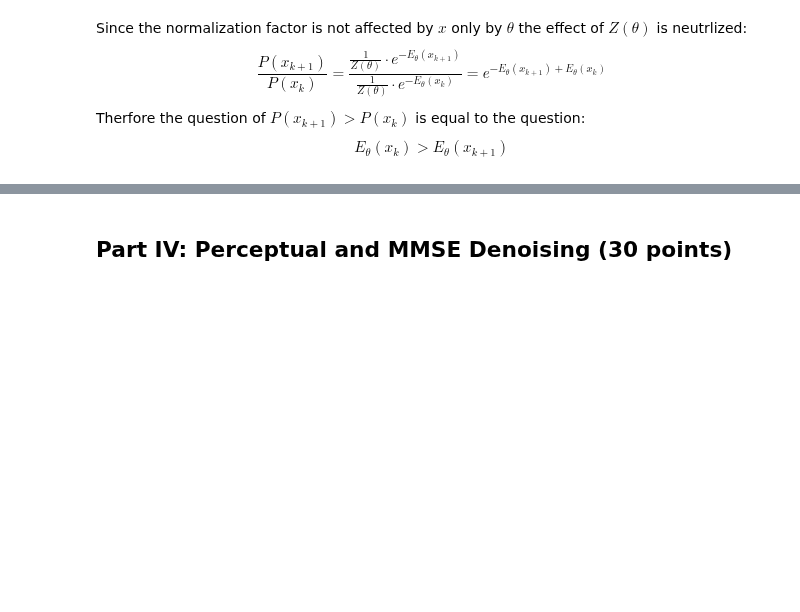
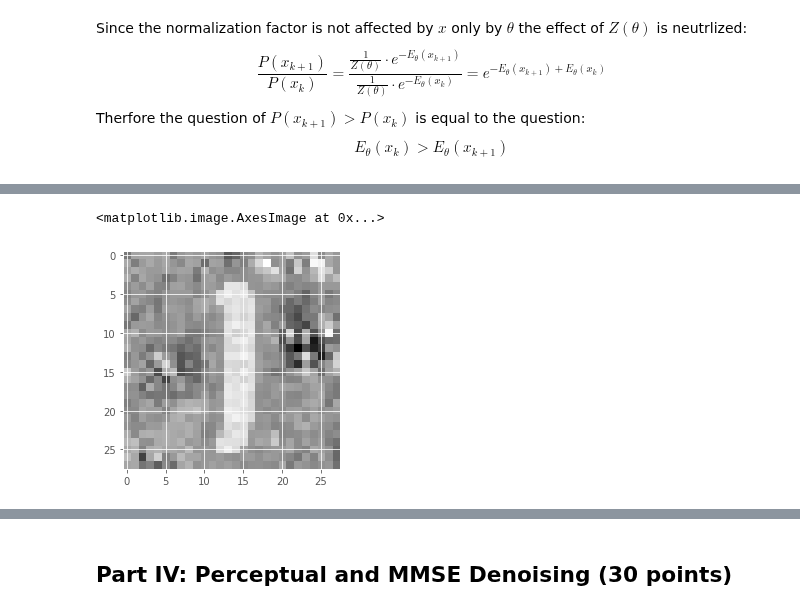
Before and after one commit to Hannibal96/Statistical-Methods-in-Image-Processing-EE-048954, a Jupyter notebook: HW2_Spring2022_Langevin_Dynamics_and_EBMs.ipynb, the cells around one changed output, grey strips where cells are left out. Cells and saved outputs as stored; diff of their text form; code cells hidden in the pictures; blank space fills up the shorter version.

```diff
--- a/HW2_Spring2022_Langevin_Dynamics_and_EBMs.ipynb
+++ b/HW2_Spring2022_Langevin_Dynamics_and_EBMs.ipynb
@@ -641,5 +444,17 @@ r
 # %% [markdown]
 <img src="https://img.icons8.com/offices/80/000000/making-notes.png" style="height:30px;display:inline\">**<span style="color:red">Task 9</span>**. Apply the MALA algorithm for $K=2000$ iterations, with $\sqrt{2\varepsilon}=\frac{3}{256}$. Present the final samples and discuss the results.
+# %%
+n_imgs = 30
+imgs = torch.rand((n_imgs, 1, 28, 28), device=device)
+imgs.requires_grad_(True)
+
+imgs_ret3 = mnist_mala(imgs, K=2000, factored_epsilon = 3/256)
+# %%
+idx = np.random.choice(30)
+plt.imshow(to_np(imgs_ret3[idx][0]), cmap='gray')
+# %% [output]
+<matplotlib.image.AxesImage at 0x...>
+[figure, added]
 # %% [markdown]
 <img src="https://img.icons8.com/offices/80/000000/making-notes.png" style="height:30px;display:inline\">**<span style="color:red">Task 10</span>**. Apply the MALA algorithm for $K=20,000$ iterations (it might take a few minutes), with $\sqrt{2\varepsilon}=\frac{3}{256}$. **Instead of random initialization**, run Langevin dynamics as in Part II with $\sqrt{2\varepsilon}=\frac{2}{256}$ for $K=500$ iterations and use these images as your initialization for the MALA algorithm. Present the final samples and examples for samples in intermediate iterations. Discuss the results.
 # %% [markdown]
```
Also changed, not shown: parts of 27 cells of this notebook.
